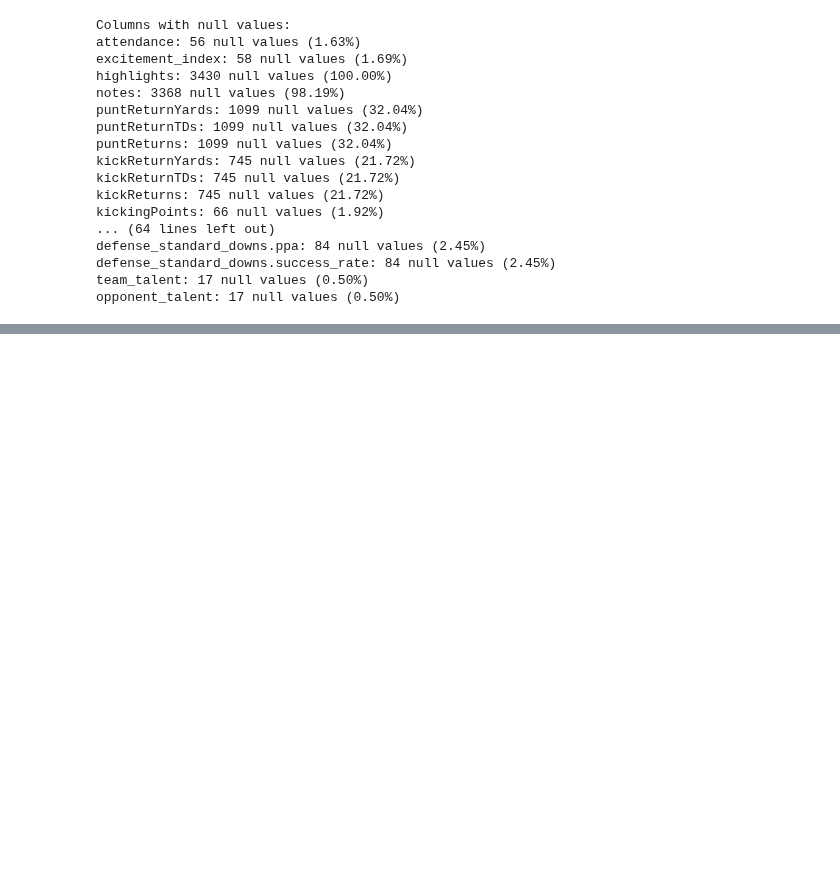
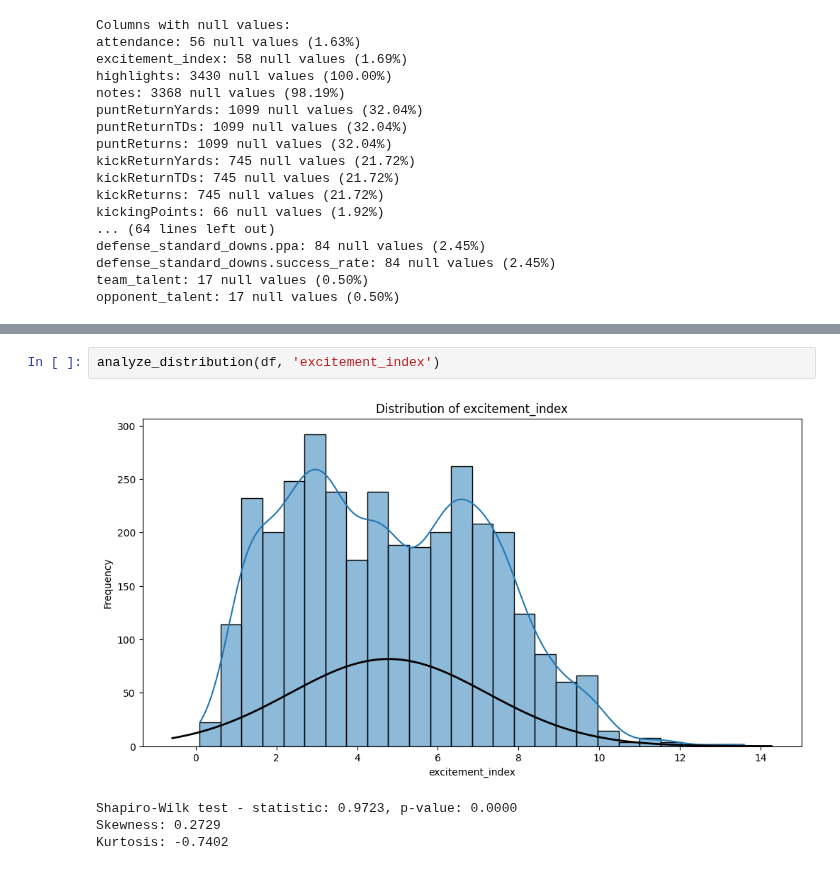
Before and after one commit to tablecables/college_football_predictor, a Jupyter notebook: notebooks/02_data_cleaning.ipynb, the cells around one changed output, grey strips where cells are left out. Drawn from its saved outputs; the diff is of its cells as text; blank space fills up the shorter version.

```diff
--- a/notebooks/02_data_cleaning.ipynb
+++ b/notebooks/02_data_cleaning.ipynb
@@ -280,0 +101,7 @@ Name: count, dtype: int64
+# %%
+analyze_distribution(df, 'excitement_index')
+# %% [output]
+[figure, added]
+Shapiro-Wilk test - statistic: 0.9723, p-value: 0.0000
+Skewness: 0.2729
+Kurtosis: -0.7402
```
Also changed, not shown: parts of 13 cells of this notebook, 2 other files.
